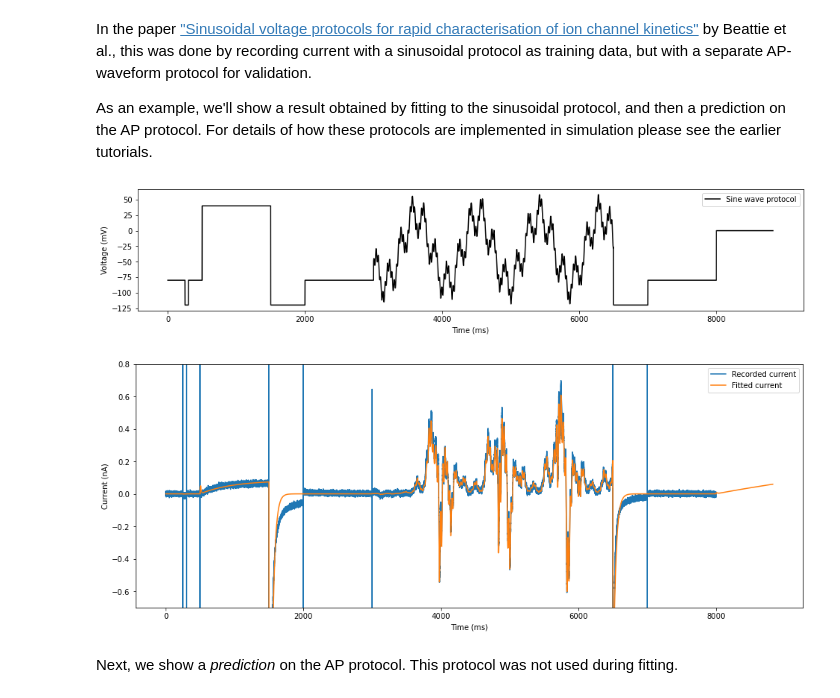
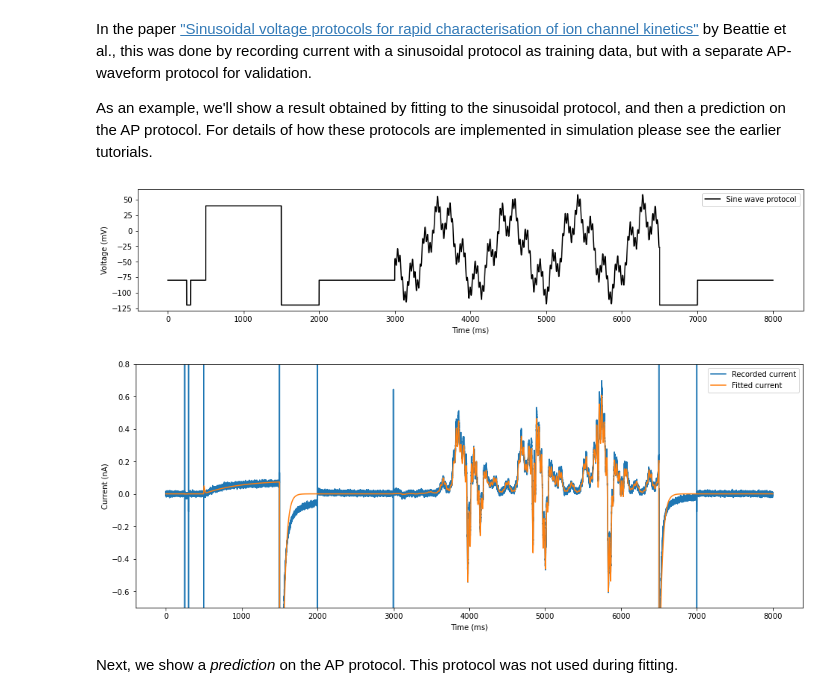
Before and after one commit to CardiacModelling/fitting-notebooks, a Jupyter notebook: ion-currents/reliability.ipynb, the cells around one changed output. Saved outputs shown, nothing was run; the diff lists cells and outputs as text; code cells hidden in the pictures.

```diff
--- a/ion-currents/reliability.ipynb
+++ b/ion-currents/reliability.ipynb
@@ -370,6 +370,12 @@ As an example, we'll show a result obtained by fitting to the sinusoidal protoco
 For details of how these protocols are implemented in simulation please see the earlier tutorials.
 # %%
 import myokit
+
+# Load the data that was fitted to
+sine_data = myokit.DataLog.load('resources/sine-wave-data/cell-1.zip')
+sine_time = sine_data['time']
+sine_current = sine_data['current']
+del(sine_data)
 
 # Parameters giving best fit on the sinusoidal protocol, on the data set for "Cell 1"
 # (Parameters as determined in the "Four ways" paper)
@@ -409,12 +415,11 @@ model.get('membrane.V').set_rhs(
     + ' + 10 * sin(0.190 * (engine.time - 2500.1))'
     + ', vp)')
 
-# Run a simulation
+# Create and run a simulation
 sim = myokit.Simulation(model, protocol)
-log = sim.run(tmax, log_times=times)
 
-# Load the data that was fitted to
-real = myokit.DataLog.load('resources/sine-wave-data/cell-1.zip')
+tmax = sine_time[-1] + 1
+log = sim.run(tmax, log_times=sine_time)
 # %%
 # Show the applied protocol
 fig = plt.figure(figsize=(16, 3))
@@ -425,19 +430,19 @@ ax.plot(log['engine.time'], log['membrane.V'], 'k', label='Sine wave protocol')
 ax.legend()
 plt.show()
 # %% [output]
-[figure, old version]
+[figure, new version]
 # %%
 fig = plt.figure(figsize=(16, 6))
 ax = fig.add_subplot(1, 1, 1)
 ax.set_xlabel('Time (ms)')
 ax.set_ylabel('Current (nA)')
-ax.plot(real['time'], real['current'], label='Recorded current')
+ax.plot(sine_time, sine_current, label='Recorded current')
 ax.plot(log['engine.time'], log['ikr.IKr'], label='Fitted current')
 ax.legend()
 ax.set_ylim(-0.7, 0.8)
 plt.show()
 # %% [output]
-[figure, old version]
+[figure, new version]
 # %% [markdown]
 Next, we show a _prediction_ on the AP protocol. This protocol was not used during fitting.
 # %%
```
Also changed, not shown: parts of 2 cells of this notebook, 1 other file.
